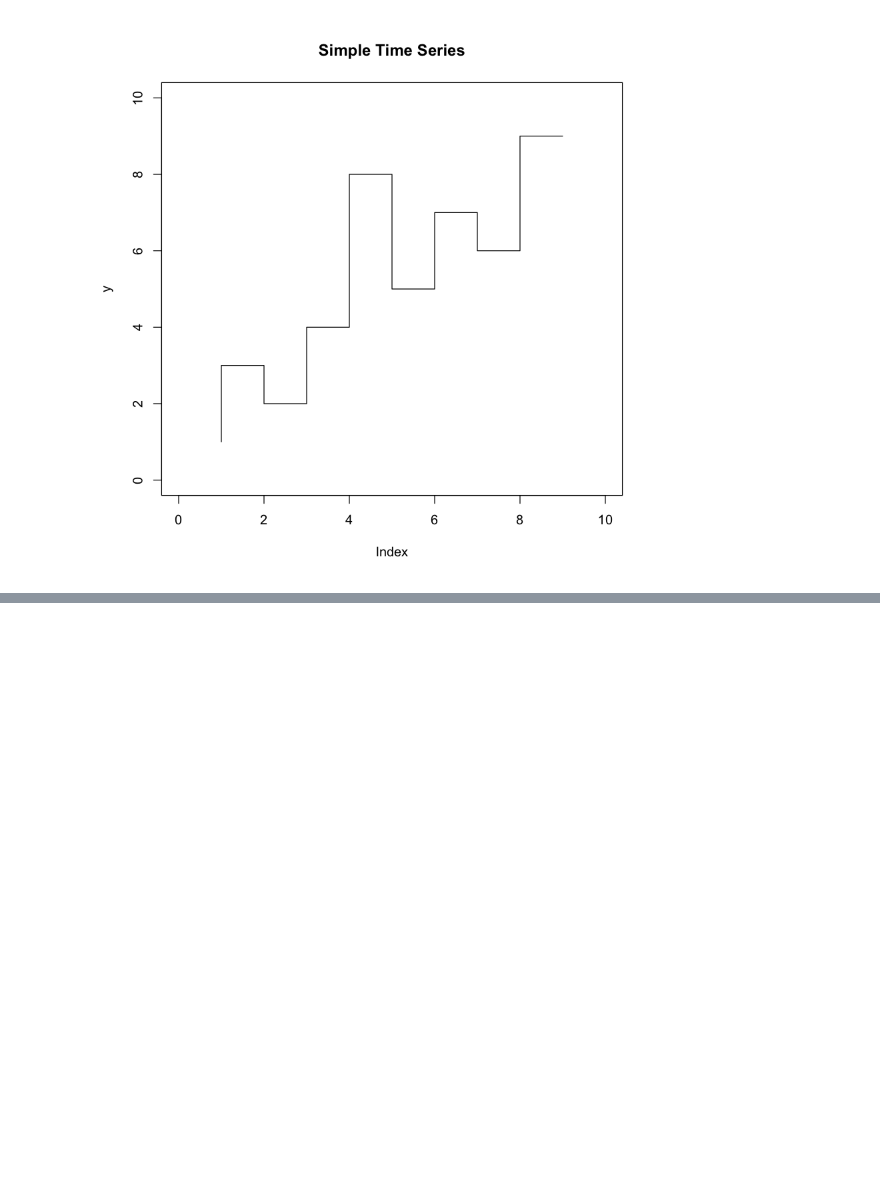
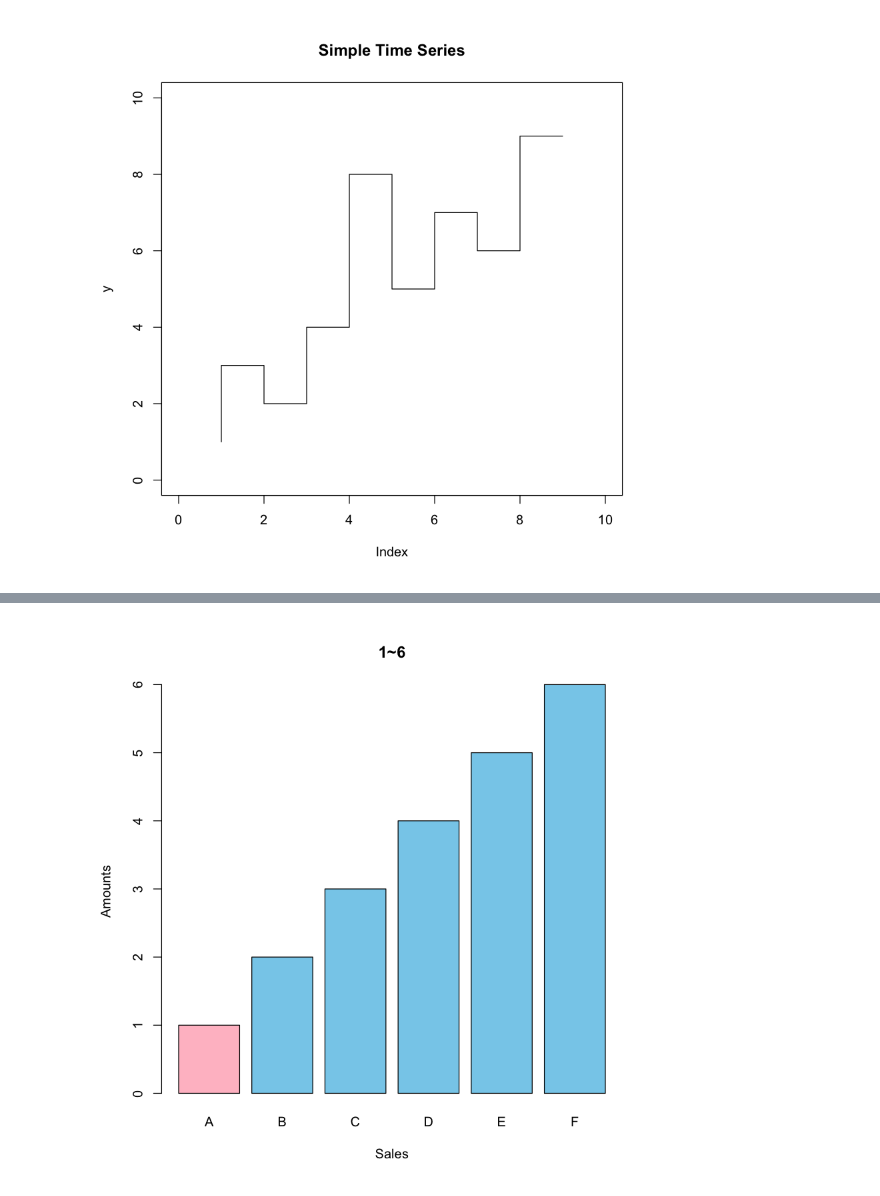
Before and after one commit to JeongYouYoung/R, a Jupyter notebook: 09. 데이터 시각화.ipynb, the cells around one changed output, grey strips where cells are left out. Drawn from its saved outputs; the diff is of its cells as text; code cells hidden in the pictures; blank space fills up the shorter version.

```diff
--- a/09. 데이터 시각화.ipynb
+++ b/09. 데이터 시각화.ipynb
@@ -214,0 +301,11 @@ plot(x,y,#<=얘만 데이터고 나머지 순서는 아무 상관없다.
+# %%
+x <- 1:6 #x는 벡터임.
+barplot(x,
+       main = "1~6",
+        xlab = "Sales",
+        ylab = "Amounts",
+        names = c("A","B","C","D","E","F"), #백터에서 이름주는게 names니까 사용
+        col = c("pink",rep("skyblue",5))
+       )
+# %% [output]
+[figure, added]
```
Also changed, not shown: parts of 50 cells of this notebook, 1 other file.
